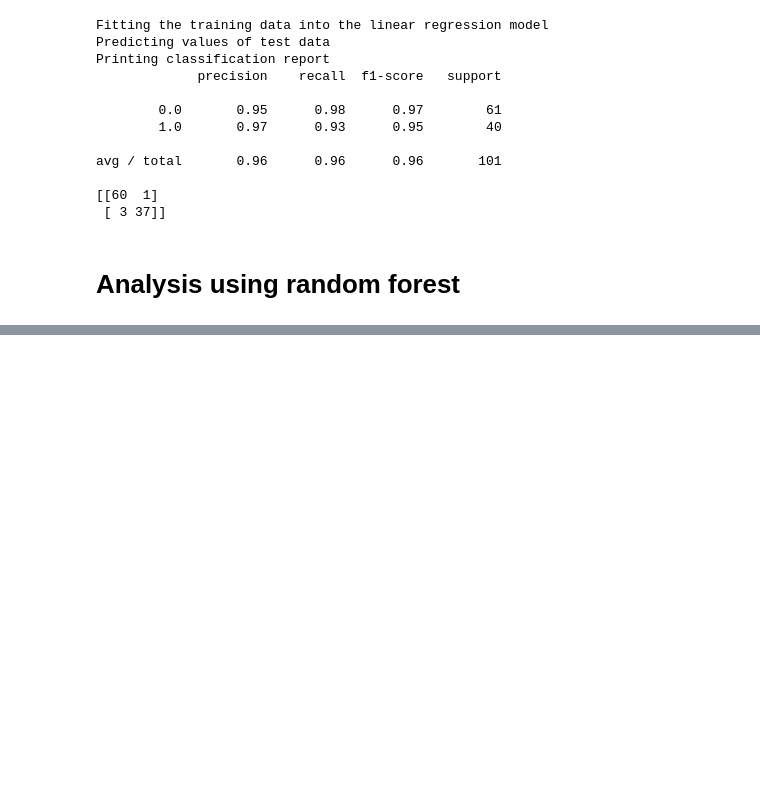
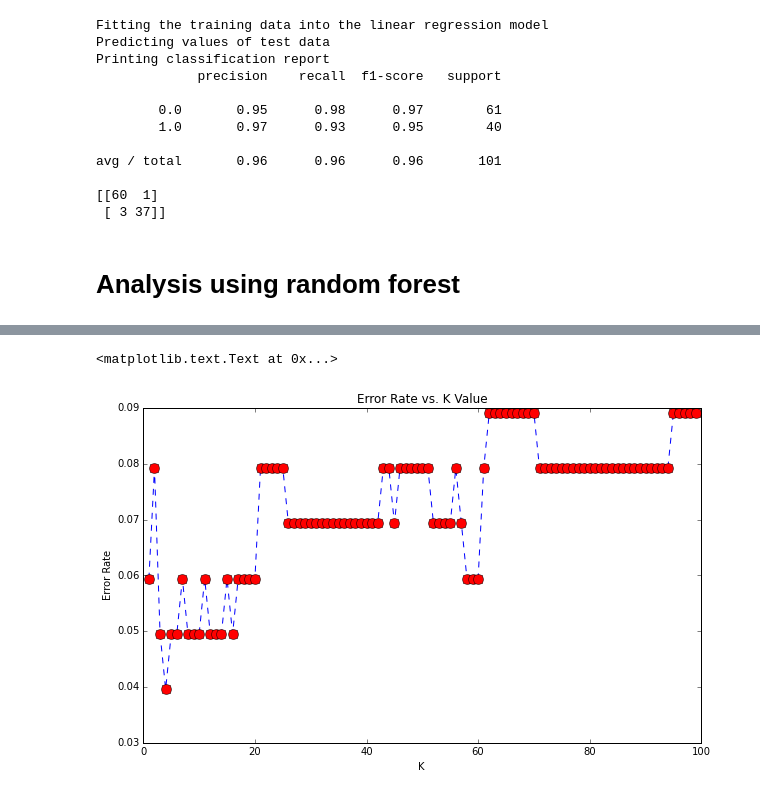
Before and after one commit to zuberahmed99/data-science, a Jupyter notebook: UCI/ecoli/ecoli.ipynb, the cells around one changed output, grey strips where cells are left out. Cells and saved outputs as stored; diff of their text form; code cells hidden in the pictures; blank space fills up the shorter version.

```diff
--- a/UCI/ecoli/ecoli.ipynb
+++ b/UCI/ecoli/ecoli.ipynb
@@ -120,7 +120,7 @@ avg / total       0.96      0.96      0.96       101
 # Analysis using random forest
 # %%
 from sklearn.ensemble import RandomForestClassifier
-rf = RandomForestClassifier(n_estimators=100)
+rf = RandomForestClassifier(n_estimators=1000)
 # %%
 rf.fit(X_train,y_train)
 predictions = rf.predict(X_test)
@@ -126,0 +143,9 @@ predictions = rf.predict(X_test)
+# %%
+from sklearn.neighbors import KNeighborsClassifier
+knn = KNeighborsClassifier(n_neighbors=100)
+# %%
+knn.fit(X_train, y_train)
+predictions = knn.predict(X_test)
+print "Printing classification report"
+print(classification_report(y_test, predictions))
+print(confusion_matrix(y_test, predictions))
@@ -126,0 +165,19 @@ predictions = rf.predict(X_test)
+# %%
+error_rate = []
+
+for i in range(1,100):
+
+    knn = KNeighborsClassifier(n_neighbors=i)
+    knn.fit(X_train,y_train)
+    pred_i = knn.predict(X_test)
+    error_rate.append(np.mean(pred_i != y_test))
+
+plt.figure(figsize=(10,6))
+plt.plot(range(1,100),error_rate,color='blue', linestyle='dashed', marker='o',
+         markerfacecolor='red', markersize=10)
+plt.title('Error Rate vs. K Value')
+plt.xlabel('K')
+plt.ylabel('Error Rate')
+# %% [output]
+<matplotlib.text.Text at 0x...>
+[figure, added]
```
Also changed, not shown: parts of 5 cells of this notebook.
